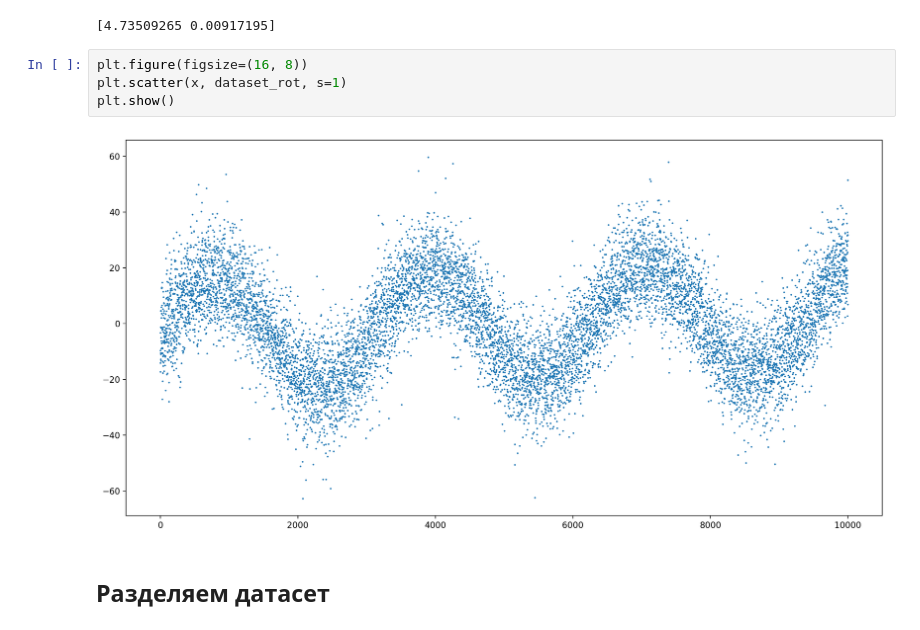
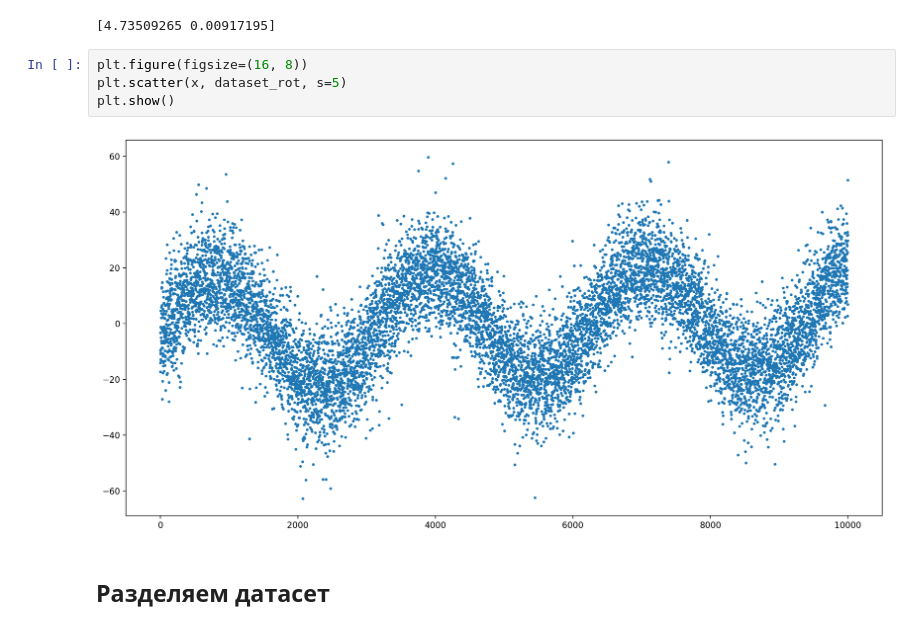
Before and after one commit to xitowzys-ISU/Removing-Outliers, a Jupyter notebook: exam.ipynb, the cells around one changed output. Cells and saved outputs as stored; diff of their text form.

```diff
--- a/exam.ipynb
+++ b/exam.ipynb
@@ -64,10 +64,10 @@ dataset_rot = rotary_array(x, dataset)
 [4.73509265 0.00917195]
 # %%
 plt.figure(figsize=(16, 8))
-plt.scatter(x, dataset_rot, s=1)
+plt.scatter(x, dataset_rot, s=5)
 plt.show()
 # %% [output]
-[figure, old version]
+[figure, new version]
 # %% [markdown]
 ## Разделяем датасет
 # %%
```
Also changed, not shown: parts of 1 cell of this notebook, 2 other files.
